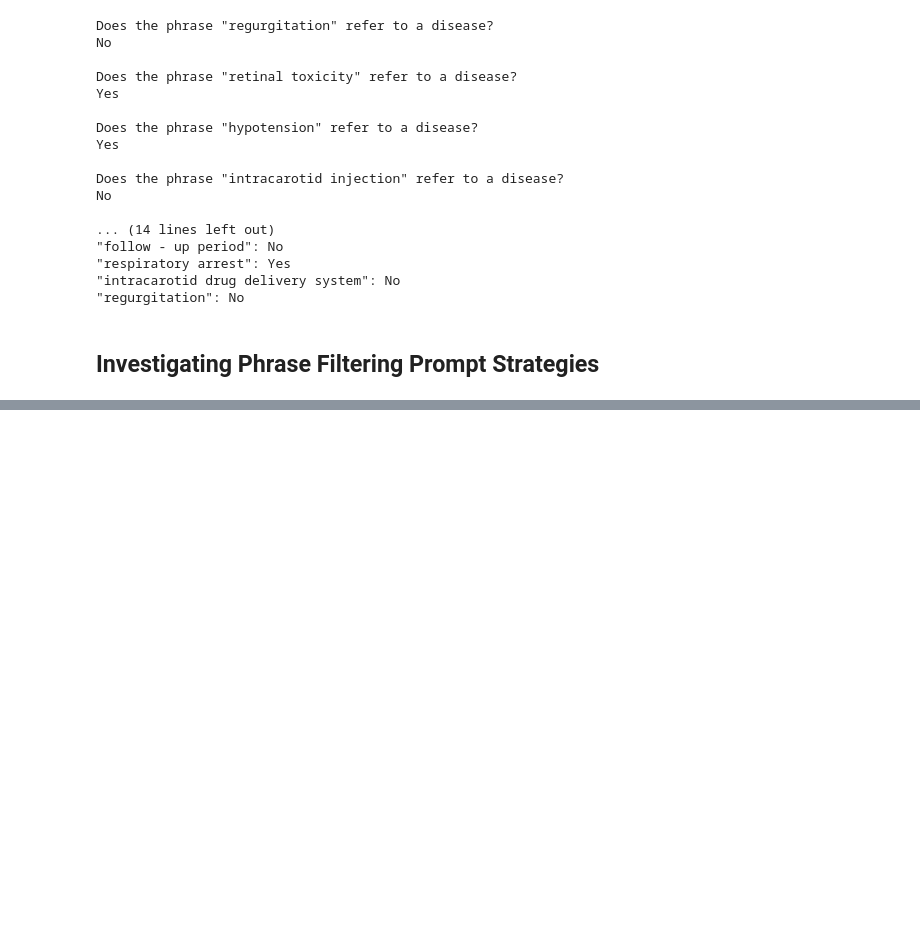
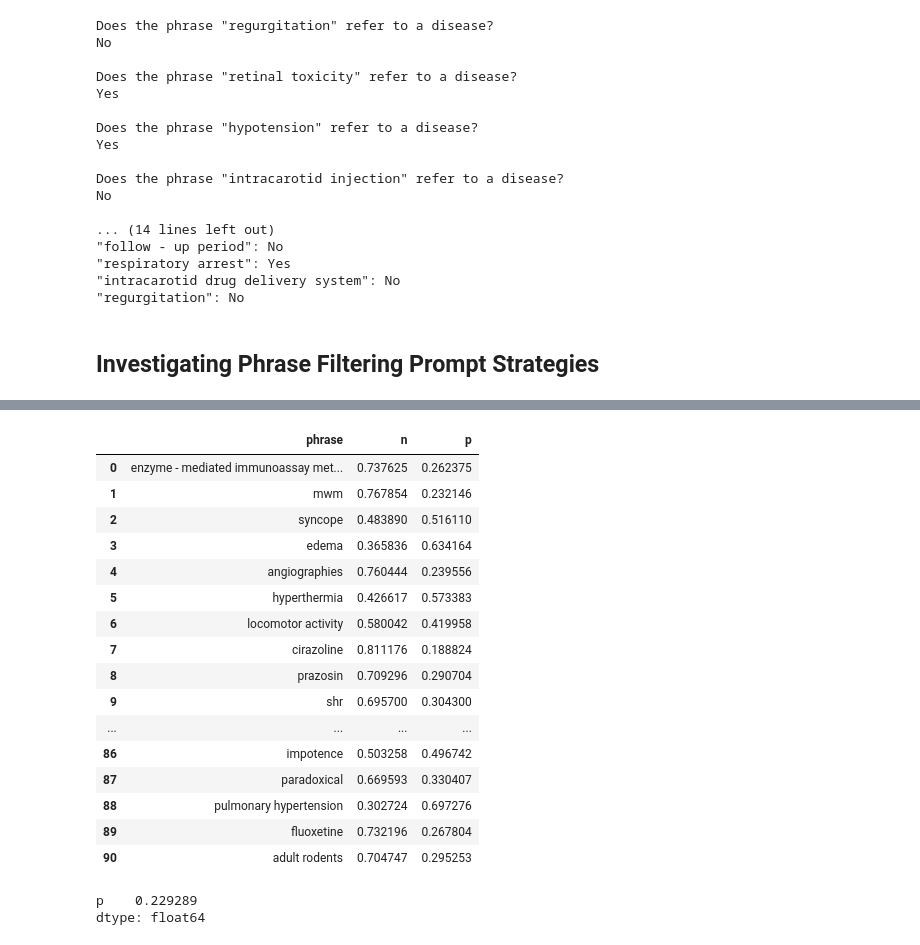
Before and after one commit to nickmcneal/biomedical-information-extraction, a Jupyter notebook: src/GPT-3 Running.ipynb, the cells around one changed output, grey strips where cells are left out. Cells and saved outputs as stored; diff of their text form; code cells hidden in the pictures; blank space fills up the shorter version.

```diff
--- a/src/GPT-3 Running.ipynb
+++ b/src/GPT-3 Running.ipynb
@@ -501,0 +843,18 @@ logit_biases[198] = -10
+# %%
+filter_prompt2 = """Does the phrase "regurgitation" refer to a disease?
+No
+
+Does the phrase "retinal toxicity" refer to a disease?
+Yes
+
+Does the phrase "hypotension" refer to a disease?
+Yes
+
+Does the phrase "intracarotid injection" refer to a disease?
+No
+
+Does the phrase "diabetic autonomic neuropathy" refer to a disease?
+Yes
+
+Does the phrase "amphetamine" refer to a disease?
+No"""
@@ -501,0 +881,24 @@ logit_biases[198] = -10
+# %%
+entity_probs = run_gpt3_ner_post_filtering(engine, filter_prompt2, template_prompt, predicted_phrases.phrase.values)
+# %%
+entity_probs_df = pd.DataFrame([(e[0],e[1][0],e[1][1]) for e in entity_probs.items()],columns=['phrase','n','p'])
+# %%
+entity_probs_df
+# %% [output]
+|  | phrase | n | p |
+| 0 | enzyme - mediated immunoassay met... | 0.737625 | 0.262375 |
+| 1 | mwm | 0.767854 | 0.232146 |
+| 2 | syncope | 0.483890 | 0.516110 |
+| 3 | edema | 0.365836 | 0.634164 |
+| 4 | angiographies | 0.760444 | 0.239556 |
+| 5 | hyperthermia | 0.426617 | 0.573383 |
+| 6 | locomotor activity | 0.580042 | 0.419958 |
+| 7 | cirazoline | 0.811176 | 0.188824 |
+| 8 | prazosin | 0.709296 | 0.290704 |
+| 9 | shr | 0.695700 | 0.304300 |
+| ... | ... | ... | ... |
+| 86 | impotence | 0.503258 | 0.496742 |
+| 87 | paradoxical | 0.669593 | 0.330407 |
+| 88 | pulmonary hypertension | 0.302724 | 0.697276 |
+| 89 | fluoxetine | 0.732196 | 0.267804 |
+| 90 | adult rodents | 0.704747 | 0.295253 |
@@ -501,0 +907,5 @@ logit_biases[198] = -10
+# %%
+entity_probs_df[entity_probs_df.true_ent == 1][['p']].mean() - entity_probs_df[entity_probs_df.true_ent == 0][['p']].mean()
+# %% [output]
+p    0.229289
+dtype: float64
```
Also changed, not shown: parts of 21 cells of this notebook, 17 other files.
